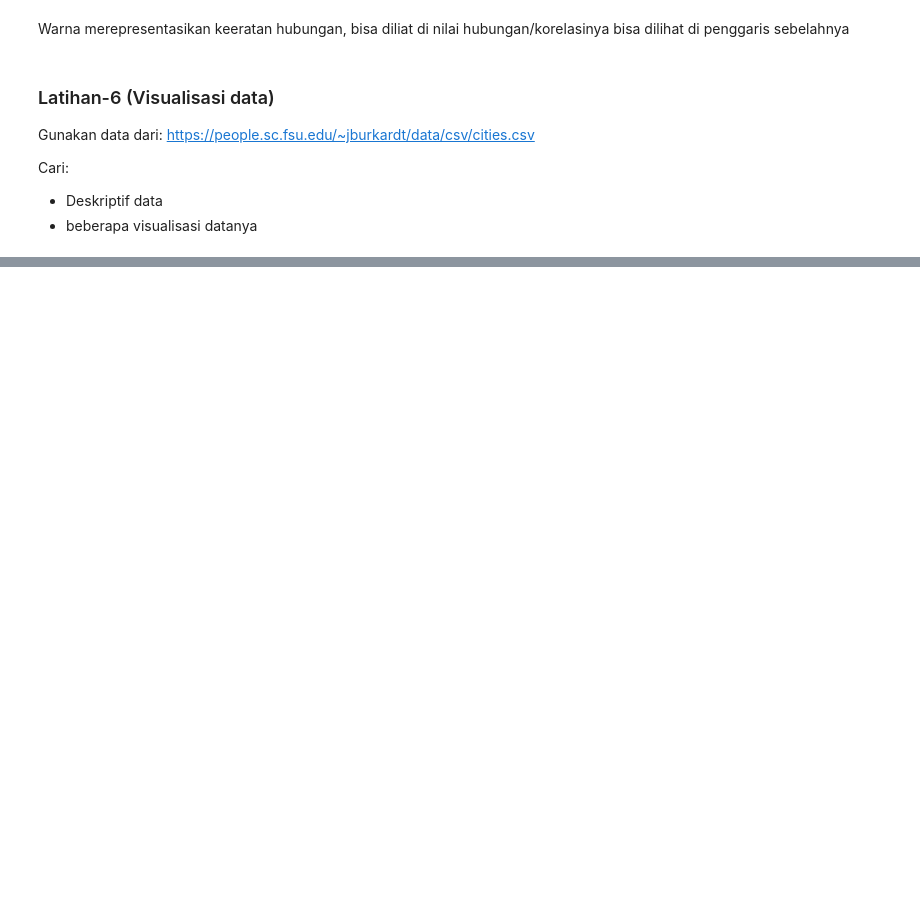
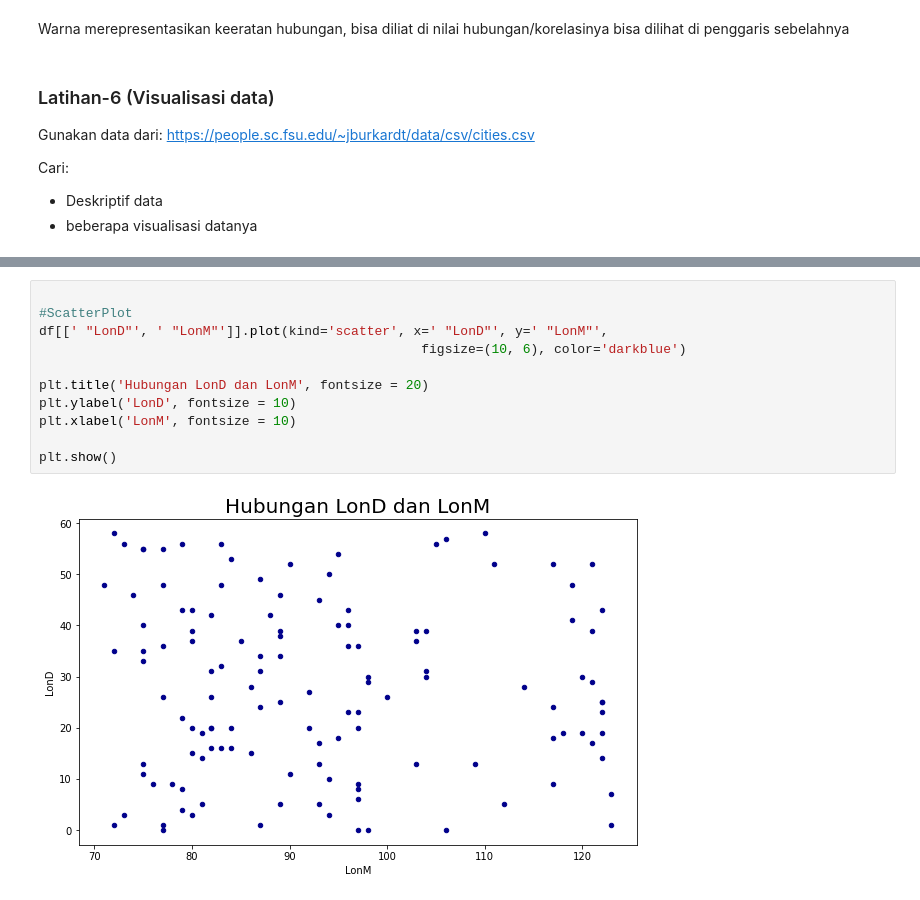
Before and after one commit to arifanf/Learn, a Jupyter notebook: AI_dengan_Python(pengenalan).ipynb, the cells around one changed output, grey strips where cells are left out. Drawn from its saved outputs; the diff is of its cells as text; blank space fills up the shorter version.

```diff
--- a/AI_dengan_Python(pengenalan).ipynb
+++ b/AI_dengan_Python(pengenalan).ipynb
@@ -501,0 +579,13 @@ Cari:
+# %%
+
+#ScatterPlot
+df[[' "LonD"', ' "LonM"']].plot(kind='scatter', x=' "LonD"', y=' "LonM"',
+                                                 figsize=(10, 6), color='darkblue')
+
+plt.title('Hubungan LonD dan LonM', fontsize = 20)
+plt.ylabel('LonD', fontsize = 10)
+plt.xlabel('LonM', fontsize = 10)
+
+plt.show()
+# %% [output]
+[figure, added]
```
Also changed, not shown: parts of 55 cells of this notebook.
